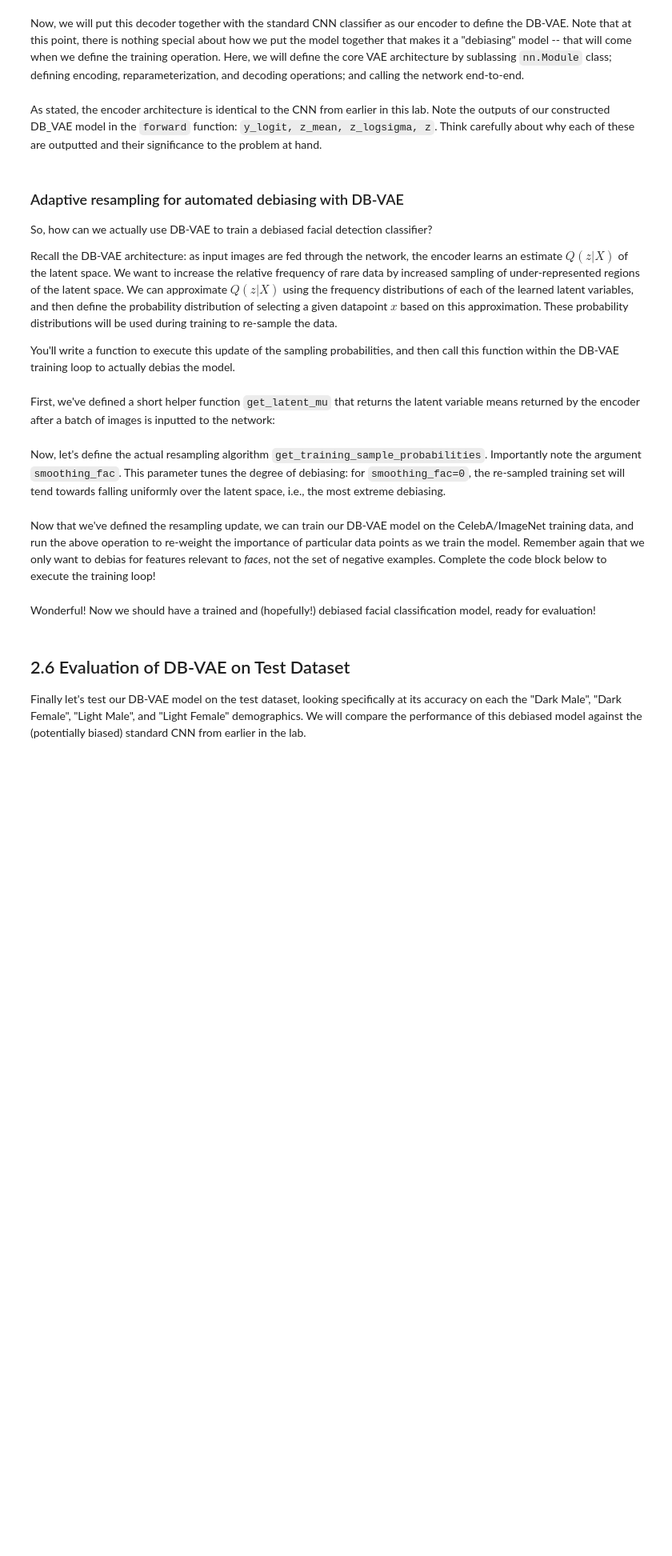
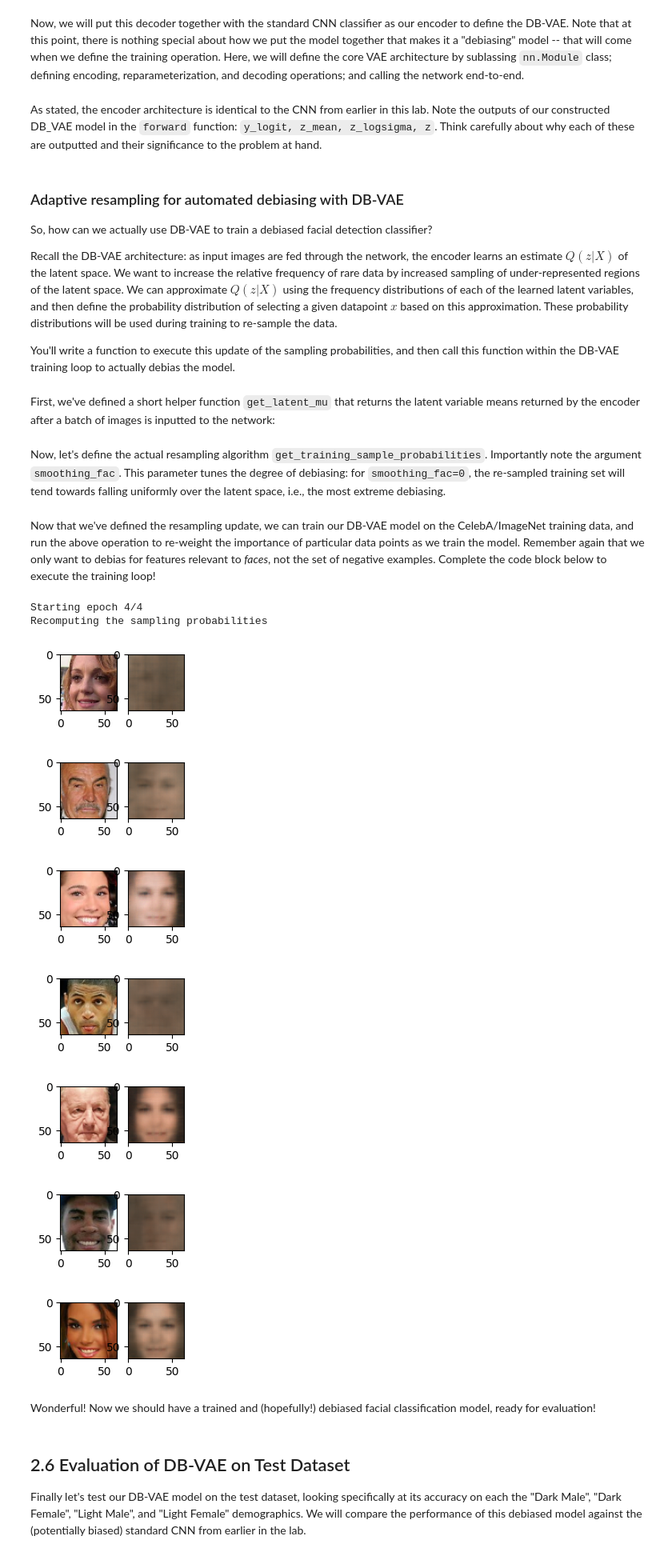
Before and after one commit to natydavid/introtodeeplearning_2025, a Jupyter notebook: lab2/PT_Part2_Debiasing.ipynb, the cells around one changed output. Shown at 80% size. Cells and saved outputs as stored; diff of their text form; code cells hidden in the pictures; blank space fills up the shorter version.

```diff
--- a/lab2/PT_Part2_Debiasing.ipynb
+++ b/lab2/PT_Part2_Debiasing.ipynb
@@ -754,11 +754,11 @@ Now, let's define the actual resampling algorithm `get_training_sample_probabili
 
 """Function that recomputes the sampling probabilities for images within a batch
       based on how they distribute across the training data"""
-def get_training_sample_probabilities(images, dbvae, bins=10, smoothing_fac=0.001):
+def get_training_sample_probabilities(images, dbvae, bins=10, smoothing_fac=0.001, batch_size=64):
     print("Recomputing the sampling probabilities")
 
     # TODO: run the input batch and get the latent variable means
-    mu = get_latent_mu('''TODO''', '''TODO''') # TODO
+    mu = get_latent_mu(images, dbvae, batch_size=batch_size) # TODO
 
     # sampling probabilities for the images
     training_sample_p = np.zeros(mu.shape[0], dtype=np.float64)
@@ -778,7 +778,7 @@ def get_training_sample_probabilities(images, dbvae, bins=10, smoothing_fac=0.00
         # TODO: call the digitize function to find which bins in the latent distribution
         #    every data sample falls in to
         # https://docs.scipy.org/doc/numpy-1.13.0/reference/generated/numpy.digitize.html
-        bin_idx = np.digitize('''TODO''', '''TODO''') # TODO
+        bin_idx = np.digitize(latent_distribution, bin_edges) # TODO
 
         # smooth the density function
         hist_smoothed_density = hist_density + smoothing_fac
@@ -788,11 +788,11 @@ def get_training_sample_probabilities(images, dbvae, bins=10, smoothing_fac=0.00
         p = 1.0 / (hist_smoothed_density[bin_idx - 1])
 
         # TODO: normalize all probabilities
-        p = # TODO
+        p = p / np.sum(p)
 
         # TODO: update sampling probabilities by considering whether the newly
         #     computed p is greater than the existing sampling probabilities.
-        training_sample_p = # TODO
+        training_sample_p = np.maximum(training_sample_p, p)
 
     # final normalization
     training_sample_p /= np.sum(training_sample_p)
@@ -808,7 +808,7 @@ params = dict(
     batch_size=32,
     learning_rate=5e-4,
     latent_dim=100,
-    num_epochs=2,  # DB-VAE needs slightly more epochs to train
+    num_epochs=4,  # DB-VAE needs slightly more epochs to train
 )
 
 experiment = create_experiment("6S191_Lab2_Part2_DBVAE", params)
@@ -824,7 +824,7 @@ def debiasing_train_step(x, y):
     y_logit, z_mean, z_logsigma, x_recon = dbvae(x)
 
     '''TODO: call the DB_VAE loss function to compute the loss'''
-    loss, class_loss = debiasing_loss_function('''TODO arguments''') # TODO
+    loss, class_loss = debiasing_loss_function(x, x_recon, y, y_logit, z_mean, z_logsigma) # TODO
 
     loss.backward()
     optimizer.step()
@@ -836,34 +836,44 @@ def debiasing_train_step(x, y):
 all_faces = loader.get_all_train_faces()
 
 # The training loop -- outer loop iterates over the number of epochs
 step = 0
 for i in range(params["num_epochs"]):
     IPython.display.clear_output(wait=True)
     print("Starting epoch {}/{}".format(i + 1, params["num_epochs"]))
 
     # Recompute data sampling proabilities
     """TODO: recompute the sampling probabilities for debiasing"""
-    p_faces = get_training_sample_probabilities('''TODO''', '''TODO''') # TODO
+    p_faces = get_training_sample_probabilities(all_faces, dbvae, batch_size=params["batch_size"]) # TODO
 
     # get a batch of training data and compute the training step
     for j in tqdm(range(loader.get_train_size() // params["batch_size"])):
         # load a batch of data
         (x, y) = loader.get_batch(params["batch_size"], p_pos=p_faces)
         x = torch.from_numpy(x).float().to(device)
         y = torch.from_numpy(y).float().to(device)
 
         # loss optimization
         loss = debiasing_train_step(x, y)
         loss_value = loss.detach().cpu().numpy()
         experiment.log_metric("loss", loss_value, step=step)
 
         # plot the progress every 200 steps
         if j % 500 == 0:
             mdl.util.plot_sample(x, y, dbvae, backend="pt")
 
         step += 1
 
 experiment.end()
+# %% [output]
+Starting epoch 4/4
+Recomputing the sampling probabilities
+[figure, added]
+[figure, added]
+[figure, added]
+[figure, added]
+[figure, added]
+[figure, added]
+[figure, added]
 # %% [markdown]
 Wonderful! Now we should have a trained and (hopefully!) debiased facial classification model, ready for evaluation!
 # %% [markdown]
```
Also changed, not shown: parts of 5 cells of this notebook.
